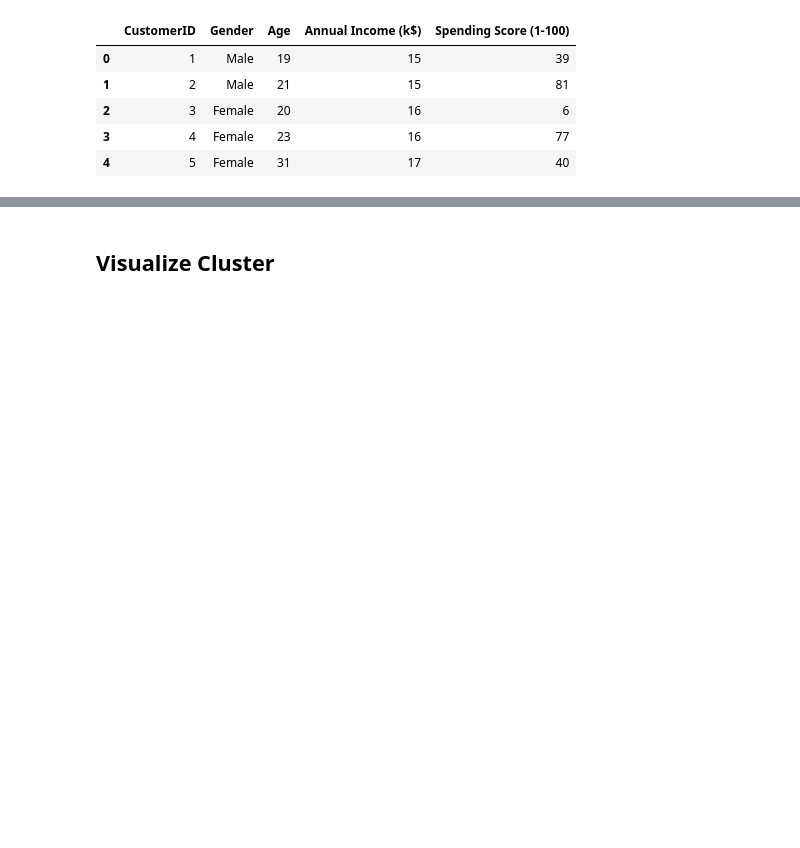
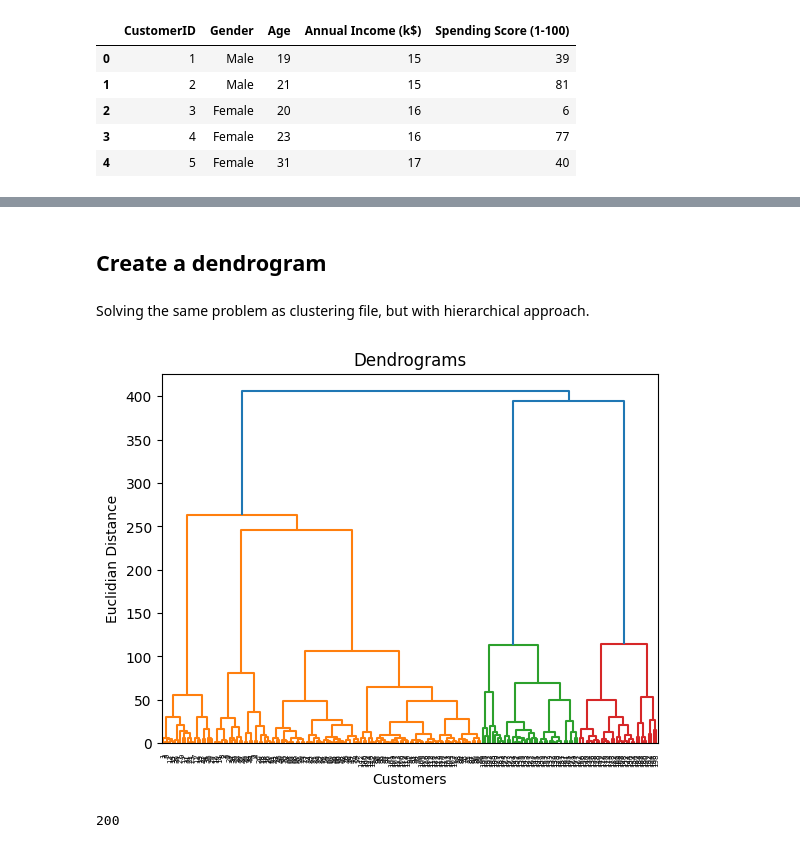
Before and after one commit to srsimonson/machine-learning, a Jupyter notebook: clustering/clustering_hierarchical.ipynb, the cells around one changed output, grey strips where cells are left out. Saved outputs shown, nothing was run; the diff lists cells and outputs as text; code cells hidden in the pictures; blank space fills up the shorter version.

```diff
--- a/clustering/clustering_hierarchical.ipynb
+++ b/clustering/clustering_hierarchical.ipynb
@@ -86,2 +18,4 @@ y_kmeans = kmeans.fit_predict(X)
-# %% [markdown]
-## Visualize Cluster
+# %% [markdown]
+## Create a dendrogram
+# %% [markdown]
+Solving the same problem as clustering file, but with hierarchical approach.
@@ -87,0 +24,14 @@ y_kmeans = kmeans.fit_predict(X)
+# %%
+X = dataset.iloc[:,[3,4]].values
+
+dendogram = sch.dendrogram(sch.linkage(X, method='ward'))
+plt.title('Dendrograms')
+plt.xlabel('Customers')
+plt.ylabel('Euclidian Distance')
+plt.show()
+# %% [output]
+[figure, added]
+# %%
+len(dataset)
+# %% [output]
+200
```
Also changed, not shown: parts of 17 cells of this notebook.
